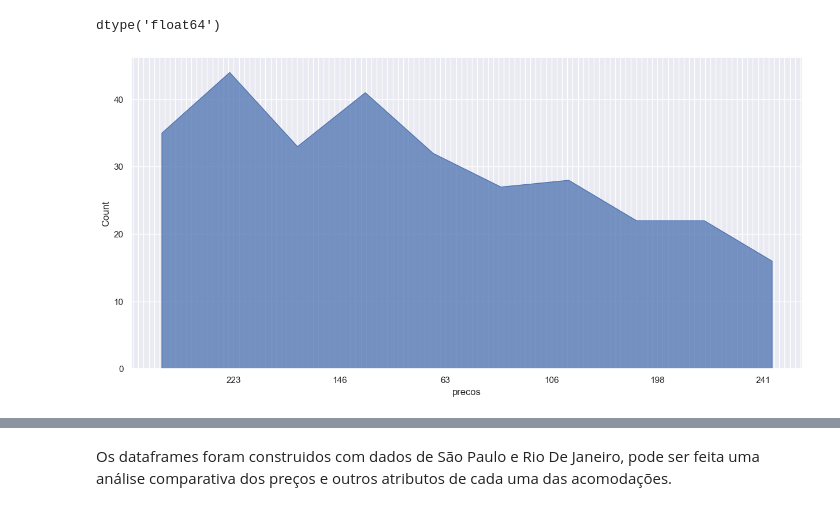
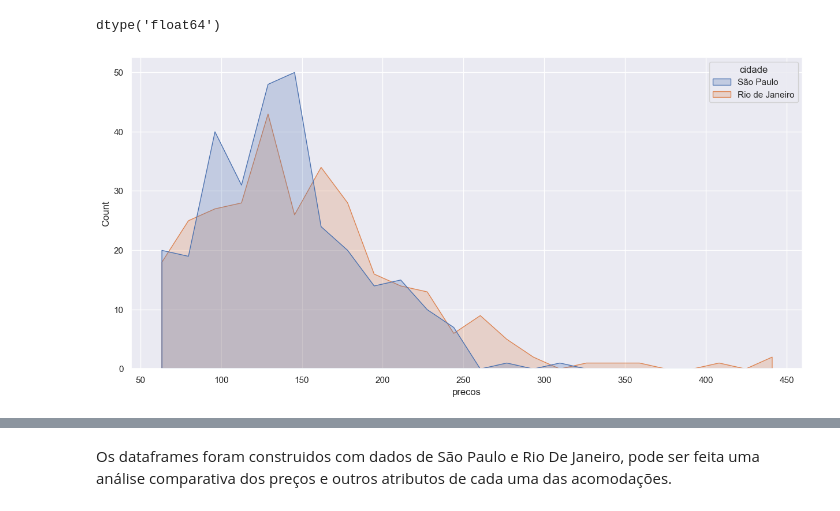
Before and after one commit to hucodelab/airbnb_webscraping, a Jupyter notebook: airbnb.ipynb, the cells around one changed output, grey strips where cells are left out. Saved outputs shown, nothing was run; the diff lists cells and outputs as text; code cells hidden in the pictures.

Commit message:
dados de todas as paginas do Rio e SP + histograma 2

```diff
--- a/airbnb.ipynb
+++ b/airbnb.ipynb
@@ -105,12 +98,17 @@ dtype('float64')
 # %%
 df['precos'] = df.precos.astype('float')
 # %%
-ax = sns.histplot(data=df_sp, x="precos", element="poly", discrete=False);
-for index, label in enumerate(ax.get_xticklabels()):
-    if index % 20 == 0:
-        label.set_visible(True)
-    else:
-        label.set_visible(False)
+ax = sns.histplot(data=df, x="precos", hue="cidade", element="poly", discrete=False);
+sns.set(rc={'figure.figsize':(15, 7)})
+# sns.set_xticks(axs.get_xticks()[::6])
+# plt.xaxis.set_major_locator(ticker.MultipleLocator(5))
+# ax.set_xticks(range(3))
+# ax.set_xticklabels(['100', '300', '500'])
+# for index, label in enumerate(ax.get_xticklabels()):
+#     if index % 2 == 0:
+#         label.set_visible(True)
+#     else:
+#         label.set_visible(False)
 plt.show()
 # %% [output]
-[figure, old version]
+[figure, new version]
```
Also changed, not shown: parts of 9 cells of this notebook.
